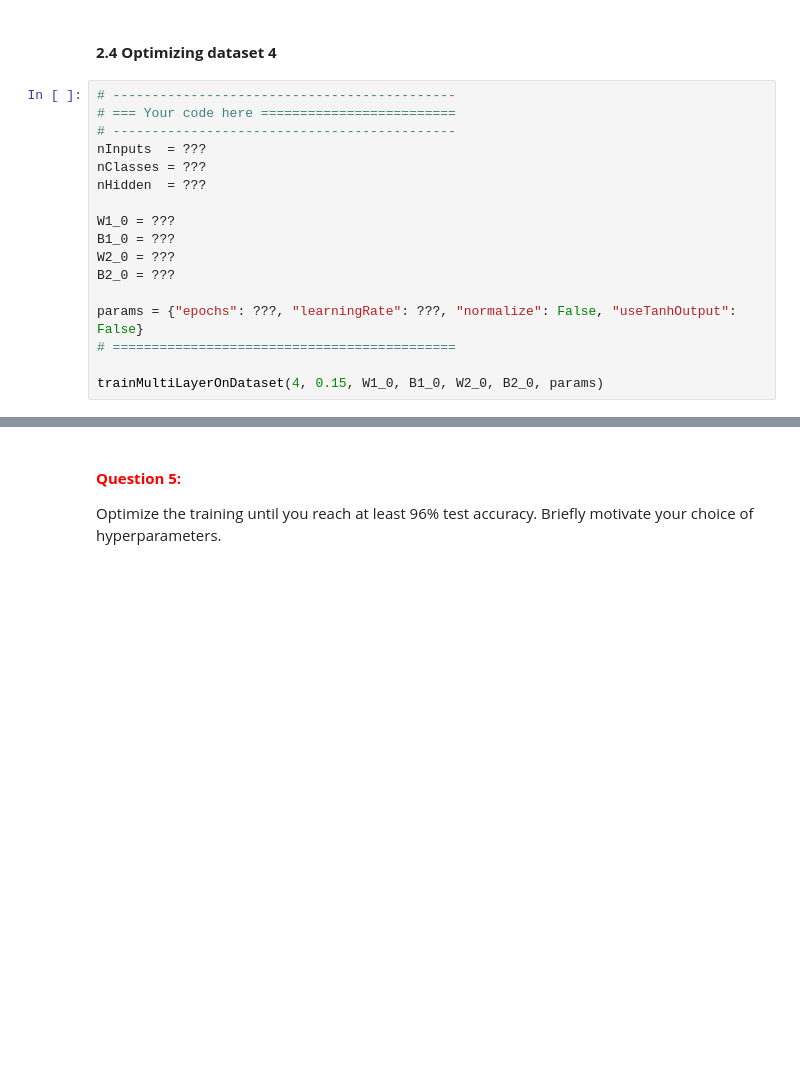
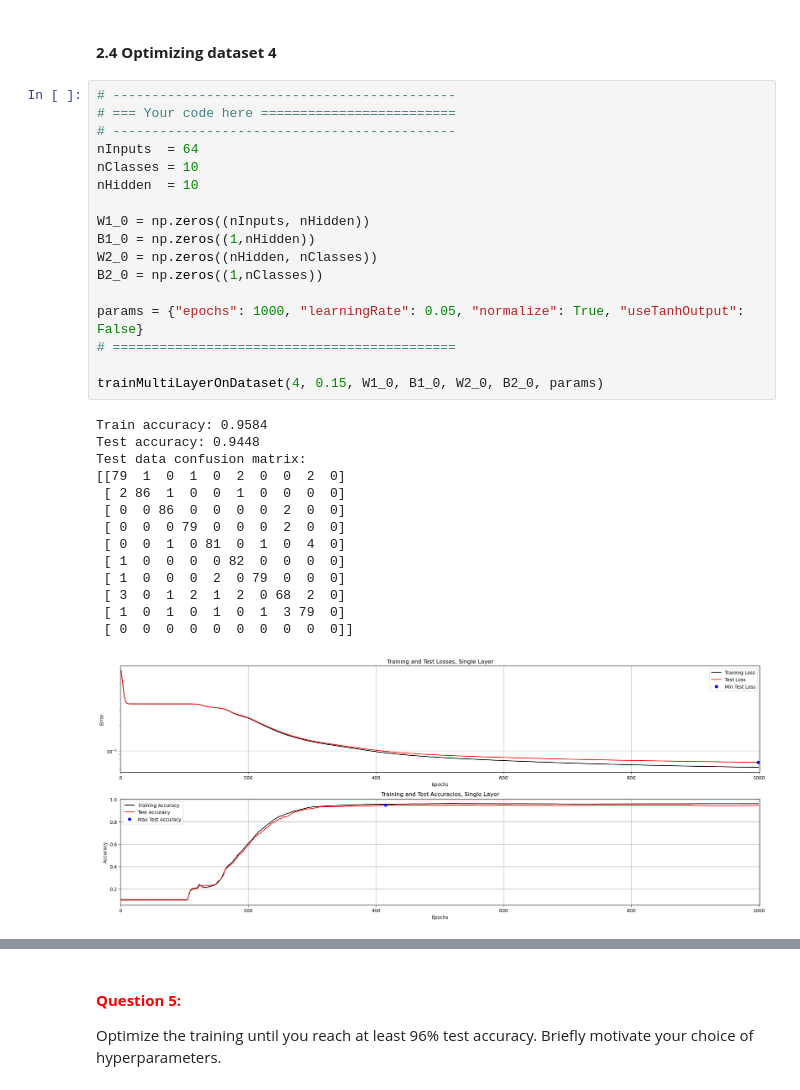
Before and after one commit to hugo-morvan/Neural_Networks, a Jupyter notebook: LabCode/A1_Supervised/main3_MultiLayer.ipynb, the cells around one changed output, grey strips where cells are left out. Saved outputs shown, nothing was run; the diff lists cells and outputs as text; blank space fills up the shorter version.

```diff
--- a/LabCode/A1_Supervised/main3_MultiLayer.ipynb
+++ b/LabCode/A1_Supervised/main3_MultiLayer.ipynb
@@ -440,17 +474,32 @@ Optimize the training until you reach at least 99% test accuracy. Briefly motiva
 # %%
 # --------------------------------------------
 # === Your code here =========================
 # --------------------------------------------
-nInputs  = ???
-nClasses = ???
-nHidden  = ???
+nInputs  = 64
+nClasses = 10
+nHidden  = 10
 
-W1_0 = ???
-B1_0 = ???
-W2_0 = ???
-B2_0 = ???
+W1_0 = np.zeros((nInputs, nHidden))
+B1_0 = np.zeros((1,nHidden))
+W2_0 = np.zeros((nHidden, nClasses))
+B2_0 = np.zeros((1,nClasses))
 
-params = {"epochs": ???, "learningRate": ???, "normalize": False, "useTanhOutput": False}
+params = {"epochs": 1000, "learningRate": 0.05, "normalize": True, "useTanhOutput": False}
 # ============================================
 
 trainMultiLayerOnDataset(4, 0.15, W1_0, B1_0, W2_0, B2_0, params)
+# %% [output]
+Train accuracy: 0.9584
+Test accuracy: 0.9448
+Test data confusion matrix:
+[[79  1  0  1  0  2  0  0  2  0]
+ [ 2 86  1  0  0  1  0  0  0  0]
+ [ 0  0 86  0  0  0  0  2  0  0]
+ [ 0  0  0 79  0  0  0  2  0  0]
+ [ 0  0  1  0 81  0  1  0  4  0]
+ [ 1  0  0  0  0 82  0  0  0  0]
+ [ 1  0  0  0  2  0 79  0  0  0]
+ [ 3  0  1  2  1  2  0 68  2  0]
+ [ 1  0  1  0  1  0  1  3 79  0]
+ [ 0  0  0  0  0  0  0  0  0  0]]
+[figure, added]
```
Also changed, not shown: parts of 10 cells of this notebook, 1 other file.
